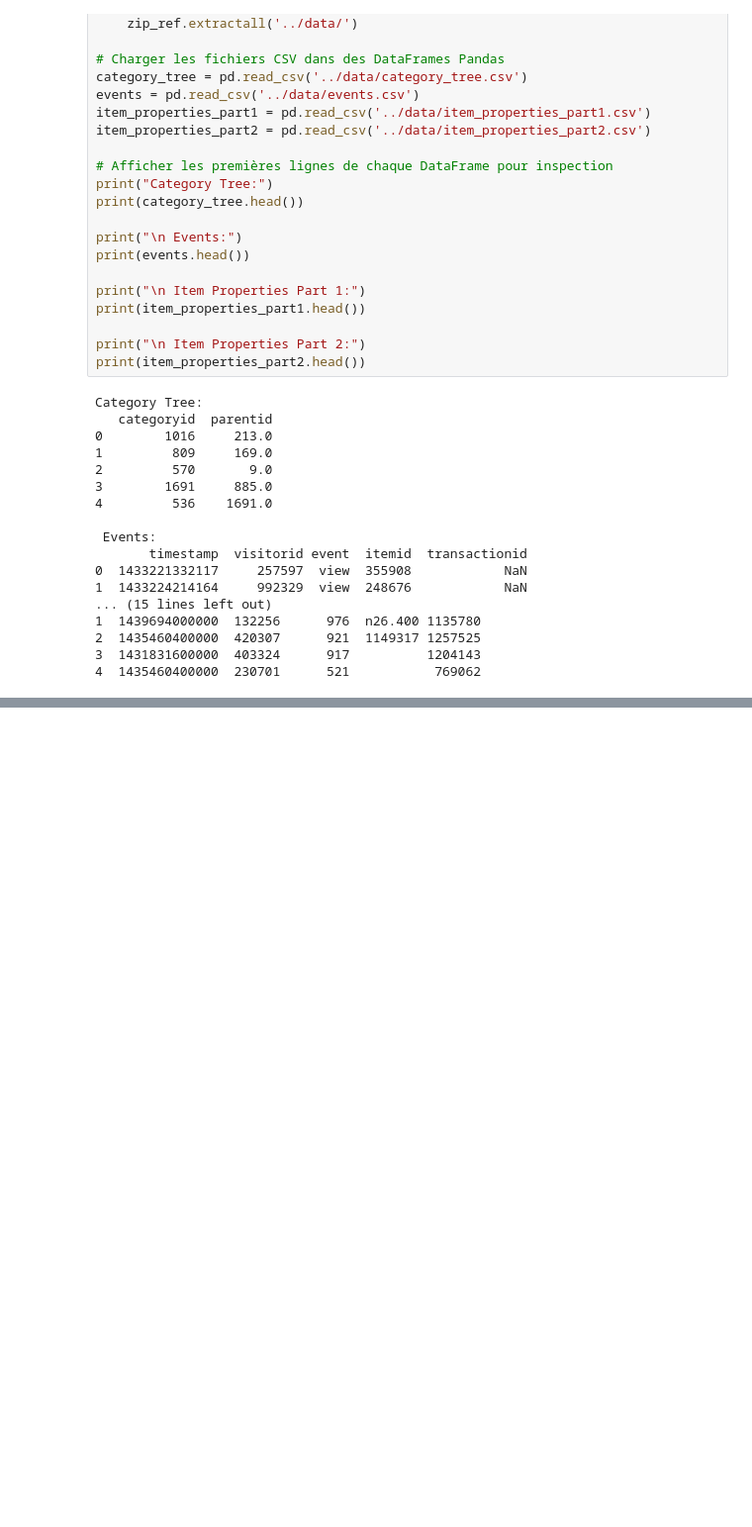
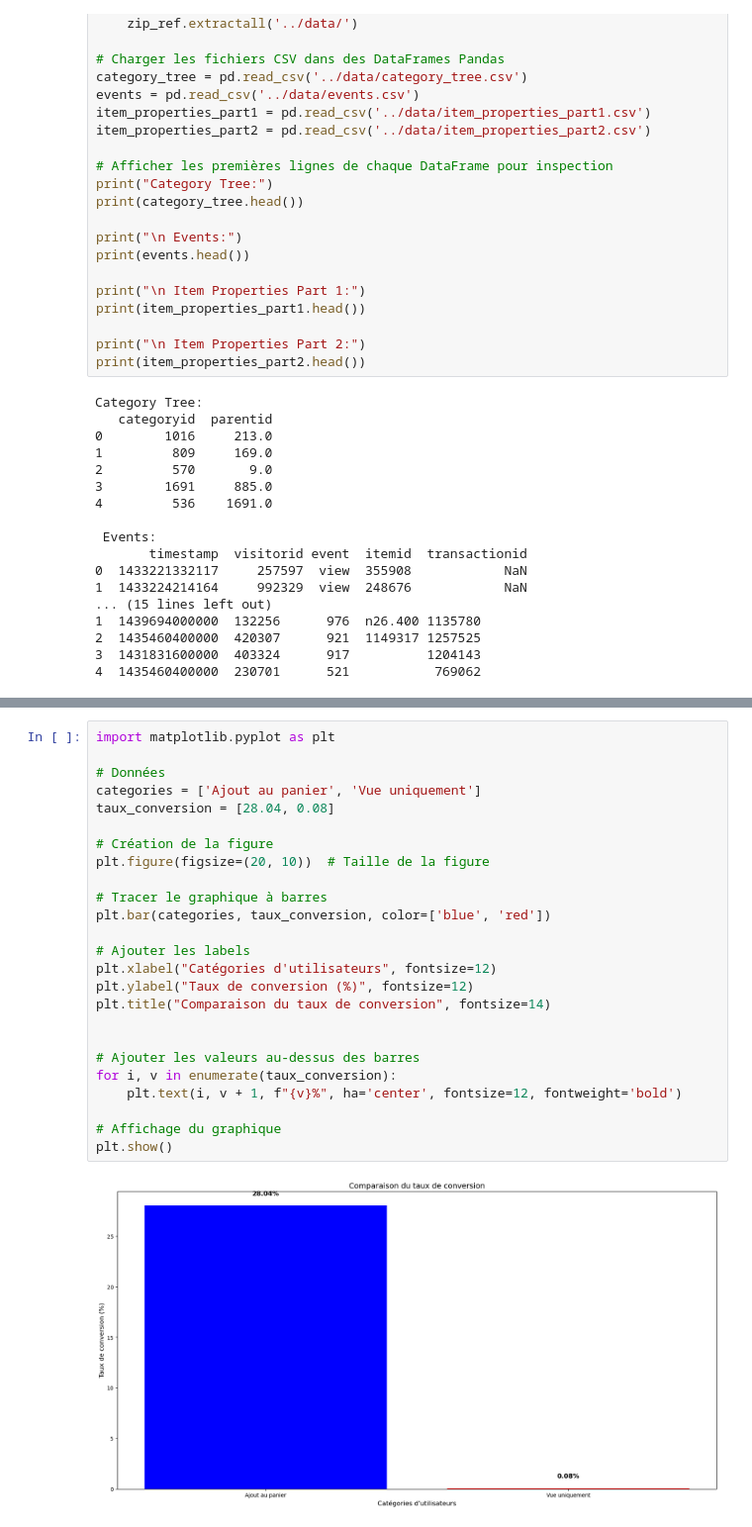
Before and after one commit to guylain237/BIG_DATA_Analyse_Optimisation_site_Ecommerce, a Jupyter notebook: scripts/data.ipynb, the cells around one changed output, grey strips where cells are left out. Shown: that part at 99% size. Drawn from its saved outputs; the diff is of its cells as text; blank space fills up the shorter version.

```diff
--- a/scripts/data.ipynb
+++ b/scripts/data.ipynb
@@ -51,0 +244,27 @@ Category Tree:
+# %%
+import matplotlib.pyplot as plt
+
+# Données
+categories = ['Ajout au panier', 'Vue uniquement']
+taux_conversion = [28.04, 0.08]
+
+# Création de la figure
+plt.figure(figsize=(20, 10))  # Taille de la figure
+
+# Tracer le graphique à barres
+plt.bar(categories, taux_conversion, color=['blue', 'red'])
+
+# Ajouter les labels
+plt.xlabel("Catégories d'utilisateurs", fontsize=12)
+plt.ylabel("Taux de conversion (%)", fontsize=12)
+plt.title("Comparaison du taux de conversion", fontsize=14)
+
+
+# Ajouter les valeurs au-dessus des barres
+for i, v in enumerate(taux_conversion):
+    plt.text(i, v + 1, f"{v}%", ha='center', fontsize=12, fontweight='bold')
+
+# Affichage du graphique
+plt.show()
+# %% [output]
+[figure, added]
```
Also changed, not shown: parts of 26 cells of this notebook, 1 other file.
